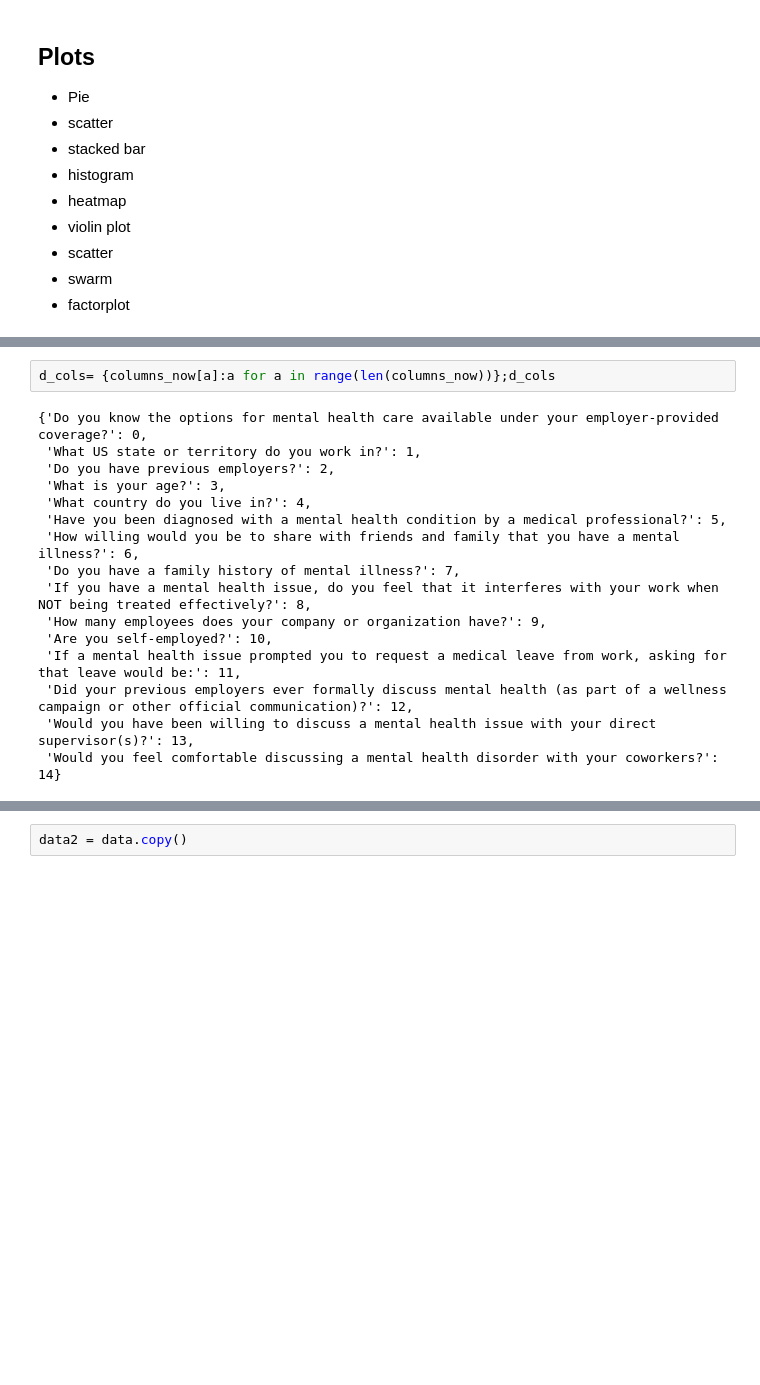
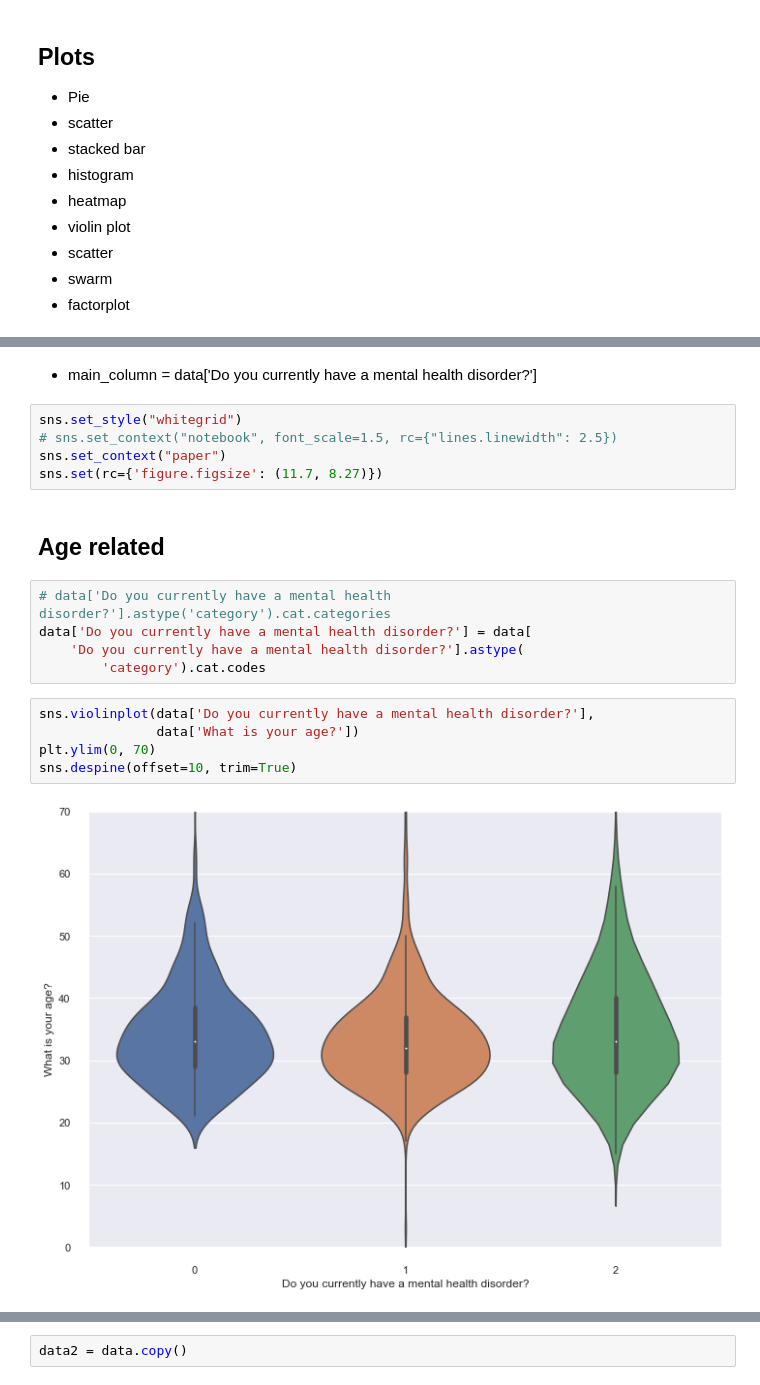
Before and after one commit to Classical-machine-learning/kaggleOSMI-MentalHealth, a Jupyter notebook: mentalHealth.ipynb, the cells around one changed output, grey strips where cells are left out. Drawn from its saved outputs; the diff is of its cells as text; blank space fills up the shorter version.

```diff
--- a/mentalHealth.ipynb
+++ b/mentalHealth.ipynb
@@ -225,18 +208,21 @@ columns_now
-# %%
-d_cols= {columns_now[a]:a for a in range(len(columns_now))};d_cols
-# %% [output]
-{'Do you know the options for mental health care available under your employer-provided coverage?': 0,
- 'What US state or territory do you work in?': 1,
- 'Do you have previous employers?': 2,
- 'What is your age?': 3,
- 'What country do you live in?': 4,
- 'Have you been diagnosed with a mental health condition by a medical professional?': 5,
- 'How willing would you be to share with friends and family that you have a mental illness?': 6,
- 'Do you have a family history of mental illness?': 7,
- 'If you have a mental health issue, do you feel that it interferes with your work when NOT being treated effectively?': 8,
- 'How many employees does your company or organization have?': 9,
- 'Are you self-employed?': 10,
- 'If a mental health issue prompted you to request a medical leave from work, asking for that leave would be:': 11,
- 'Did your previous employers ever formally discuss mental health (as part of a wellness campaign or other official communication)?': 12,
- 'Would you have been willing to discuss a mental health issue with your direct supervisor(s)?': 13,
- 'Would you feel comfortable discussing a mental health disorder with your coworkers?': 14}
+# %% [markdown]
+- main_column = data['Do you currently have a mental health disorder?']
+# %%
+sns.set_style("whitegrid")
+# sns.set_context("notebook", font_scale=1.5, rc={"lines.linewidth": 2.5})
+sns.set_context("paper")
+sns.set(rc={'figure.figsize': (11.7, 8.27)})
+# %% [markdown]
+## Age related
+# %%
+# data['Do you currently have a mental health disorder?'].astype('category').cat.categories
+data['Do you currently have a mental health disorder?'] = data[
+    'Do you currently have a mental health disorder?'].astype(
+        'category').cat.codes
+# %%
+sns.violinplot(data['Do you currently have a mental health disorder?'],
+               data['What is your age?'])
+plt.ylim(0, 70)
+sns.despine(offset=10, trim=True)
+# %% [output]
+[figure, added]
```
Also changed, not shown: parts of 68 cells of this notebook.
